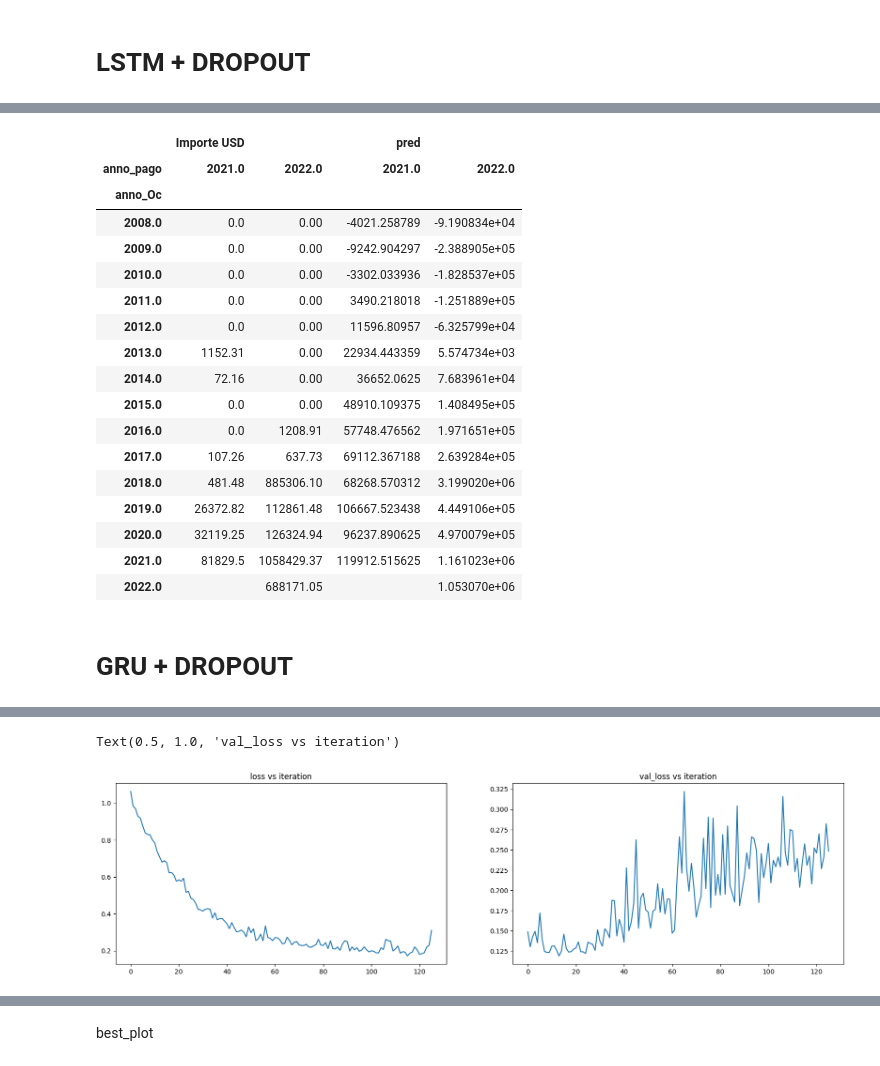
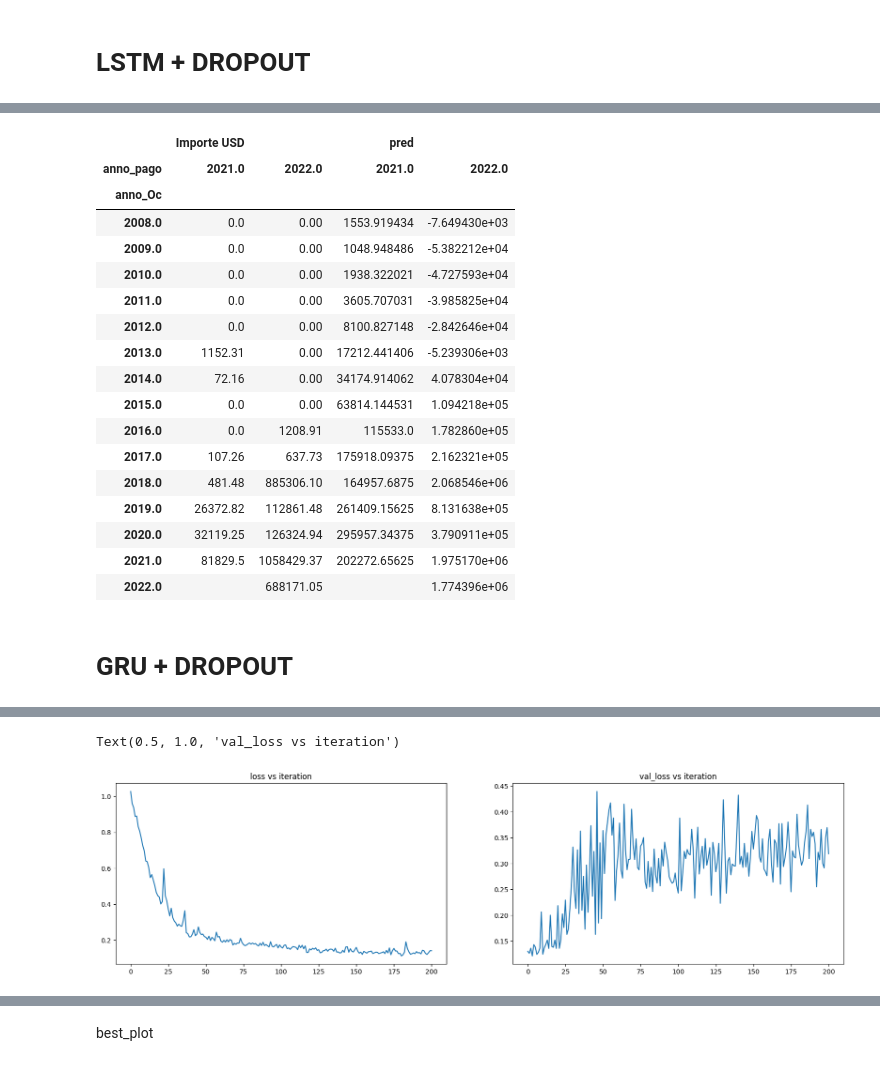
Before and after one commit to Konnits/Laboratorio-de-modelacion-II, a Jupyter notebook: main-v2.ipynb, the cells around one changed output, grey strips where cells are left out. Drawn from its saved outputs; the diff is of its cells as text; code cells hidden in the pictures.

Commit message:
Models v2

```diff
--- a/main-v2.ipynb
+++ b/main-v2.ipynb
@@ -223,16 +217,16 @@ LOSS = list()
 
 sizes = [8, 16, 32, 64, 128]
 
-for i in range(2):
+for i in range(10):
     print(f"iteration actual: {i+1}\n")
 
-    model = lstm_dropout_model(64)#sizes[i % len(sizes)])
+    model = lstm_dropout_model(sizes[i % len(sizes)])
     hist = model.fit(
                     X_train, y_train,
                     epochs = 1000,
                     validation_data = (X_test,y_test),
                     batch_size = 32,
-                    callbacks = [tf.keras.callbacks.EarlyStopping("loss", patience = 10, restore_best_weights = True)])
+                    callbacks = [tf.keras.callbacks.EarlyStopping("loss", patience = 20, restore_best_weights = True)])
 
     loss = model.evaluate(X_train, y_train, verbose = 0)
     val_loss = model.evaluate(X_test,y_test, verbose = 0)
@@ -247,8 +241,8 @@ for i in range(2):
 
     clear_output(wait=True)
 
-    print(f"BEST LOSS: {best_loss}")
-    print(f"Iteration {i+1} - Loss: {loss} \n")
+    print(f"BEST LOSS: {best_loss}\n BEST VAL LOSS : {best_val_loss}")
+    print(f"Iteration {i+1} - Loss: {loss}\n val loss: {val_loss} \n")
 
     fig, (p1,p2) = plt.subplots(1,2, figsize = (20,5) )
     p1.plot(hist.history["loss"])
@@ -263,7 +257,7 @@ for i in range(2):
 
 clear_output(wait=True)
 
-print(f"BEST LOSS: {best_loss}")
+print(f"BEST LOSS: {best_loss}\n BEST VAL LOSS : {best_val_loss}")
 
 f,(ax1,ax2) = plt.subplots(1,2,figsize  = (20,5))
 ax1.plot(best_hist.history["loss"]);
@@ -317,21 +320,21 @@ pd.pivot_table(D_test,values = ["Importe USD", "pred"], index = ["anno_Oc"],colu
 |  | Importe USD |  | pred |  |
 | anno_pago | 2021.0 | 2022.0 | 2021.0 | 2022.0 |
 | anno_Oc |  |  |  |  |
-| 2008.0 | 0.0 | 0.00 | -4021.258789 | -9.190834e+04 |
-| 2009.0 | 0.0 | 0.00 | -9242.904297 | -2.388905e+05 |
-| 2010.0 | 0.0 | 0.00 | -3302.033936 | -1.828537e+05 |
-| 2011.0 | 0.0 | 0.00 | 3490.218018 | -1.251889e+05 |
-| 2012.0 | 0.0 | 0.00 | 11596.80957 | -6.325799e+04 |
-| 2013.0 | 1152.31 | 0.00 | 22934.443359 | 5.574734e+03 |
-| 2014.0 | 72.16 | 0.00 | 36652.0625 | 7.683961e+04 |
-| 2015.0 | 0.0 | 0.00 | 48910.109375 | 1.408495e+05 |
-| 2016.0 | 0.0 | 1208.91 | 57748.476562 | 1.971651e+05 |
-| 2017.0 | 107.26 | 637.73 | 69112.367188 | 2.639284e+05 |
-| 2018.0 | 481.48 | 885306.10 | 68268.570312 | 3.199020e+06 |
-| 2019.0 | 26372.82 | 112861.48 | 106667.523438 | 4.449106e+05 |
-| 2020.0 | 32119.25 | 126324.94 | 96237.890625 | 4.970079e+05 |
-| 2021.0 | 81829.5 | 1058429.37 | 119912.515625 | 1.161023e+06 |
-| 2022.0 |  | 688171.05 |  | 1.053070e+06 |
+| 2008.0 | 0.0 | 0.00 | 1553.919434 | -7.649430e+03 |
+| 2009.0 | 0.0 | 0.00 | 1048.948486 | -5.382212e+04 |
+| 2010.0 | 0.0 | 0.00 | 1938.322021 | -4.727593e+04 |
+| 2011.0 | 0.0 | 0.00 | 3605.707031 | -3.985825e+04 |
+| 2012.0 | 0.0 | 0.00 | 8100.827148 | -2.842646e+04 |
+| 2013.0 | 1152.31 | 0.00 | 17212.441406 | -5.239306e+03 |
+| 2014.0 | 72.16 | 0.00 | 34174.914062 | 4.078304e+04 |
+| 2015.0 | 0.0 | 0.00 | 63814.144531 | 1.094218e+05 |
+| 2016.0 | 0.0 | 1208.91 | 115533.0 | 1.782860e+05 |
+| 2017.0 | 107.26 | 637.73 | 175918.09375 | 2.162321e+05 |
+| 2018.0 | 481.48 | 885306.10 | 164957.6875 | 2.068546e+06 |
+| 2019.0 | 26372.82 | 112861.48 | 261409.15625 | 8.131638e+05 |
+| 2020.0 | 32119.25 | 126324.94 | 295957.34375 | 3.790911e+05 |
+| 2021.0 | 81829.5 | 1058429.37 | 202272.65625 | 1.975170e+06 |
+| 2022.0 |  | 688171.05 |  | 1.774396e+06 |
 # %%
 # pd.pivot_table(D_test,values = ["Importe USD"], index = ["anno_Oc","Mes_Oc"],columns = ["anno_pago", "Mes_pago"], aggfunc= np.sum, fill_value = "")
 # %%
@@ -366,16 +369,16 @@ LOSS = list()
 
 sizes = [8, 16, 32, 64, 128]
 
-for i in range(2):
+for i in range(10):
     print(f"iteration actual: {i+1}\n")
 
-    model = gru_dropout_model(64) #sizes[i % len(sizes)])
+    model = gru_dropout_model(sizes[i % len(sizes)])
     hist = model.fit(
                     X_train, y_train,
                     epochs = 1000,
                     validation_data = (X_test,y_test),
                     batch_size = 32,
-                    callbacks = [tf.keras.callbacks.EarlyStopping("loss", patience = 10, restore_best_weights = True)])
+                    callbacks = [tf.keras.callbacks.EarlyStopping("loss", patience = 20, restore_best_weights = True)])
 
     loss = model.evaluate(X_train, y_train, verbose = 0)
     val_loss = model.evaluate(X_test,y_test, verbose = 0)
@@ -390,8 +393,8 @@ for i in range(2):
 
     clear_output(wait=True)
 
-    print(f"BEST LOSS: {best_loss}")
-    print(f"Iteration {i+1} - Loss: {loss} \n")
+    print(f"BEST LOSS: {best_loss}\n BEST VAL LOSS : {best_val_loss}")
+    print(f"Iteration {i+1} - Loss: {loss} \n val loss: {val_loss}\n")
 
     fig, (p1,p2) = plt.subplots(1,2, figsize = (20,5) )
     p1.plot(hist.history["loss"])
@@ -406,7 +409,7 @@ for i in range(2):
 
 clear_output(wait=True)
 
-print(f"BEST LOSS: {best_loss}")
+print(f"BEST LOSS: {best_loss}\n BEST VAL LOSS : {best_val_loss}")
 
 f,(ax1,ax2) = plt.subplots(1,2,figsize  = (20,5))
 ax1.plot(best_hist.history["loss"]);
@@ -418,5 +422,5 @@ BEST LOSS: 0.153394877910614
 Text(0.5, 1.0, 'val_loss vs iteration')
-[figure, old version]
+[figure, new version]
 # %%
 dd = pd.DataFrame({"loss" : LOSS, "val_loss" : VAL_LOSS}).sort_values(by = 'loss')
 dd.index.name = "iter"
```
Also changed, not shown: parts of 34 cells of this notebook.
